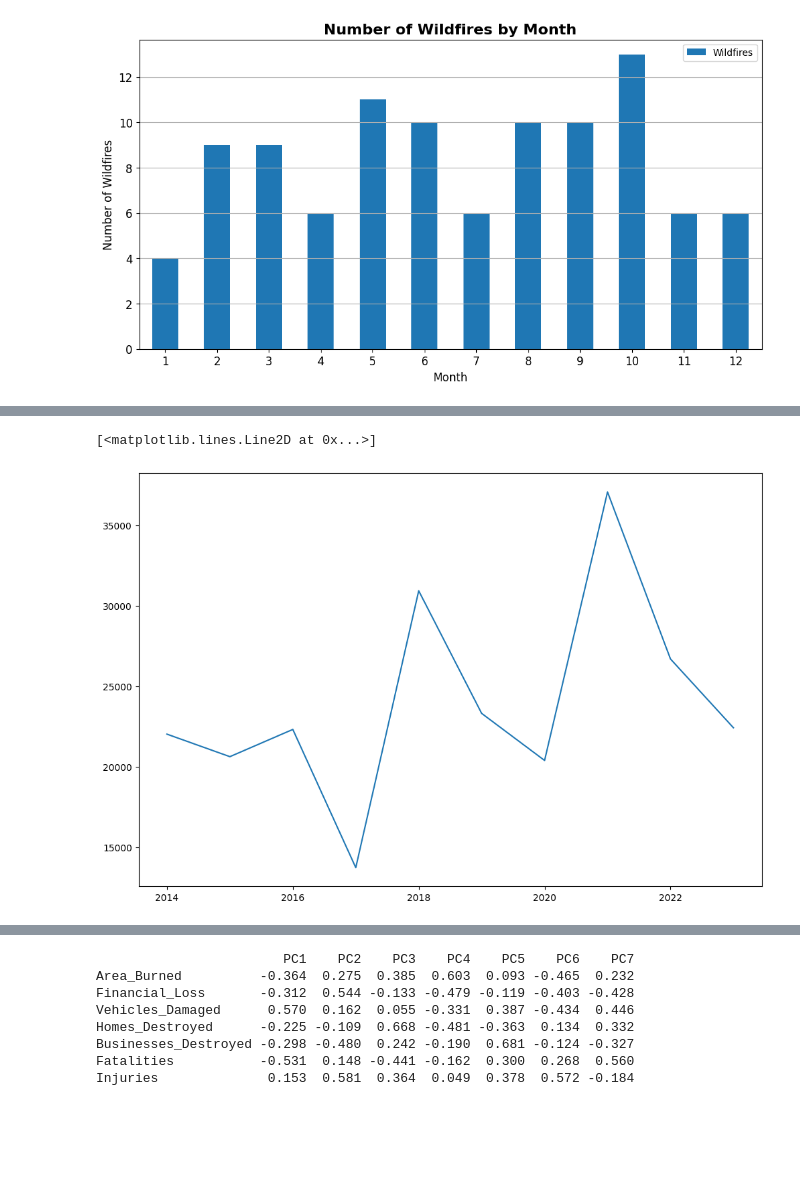
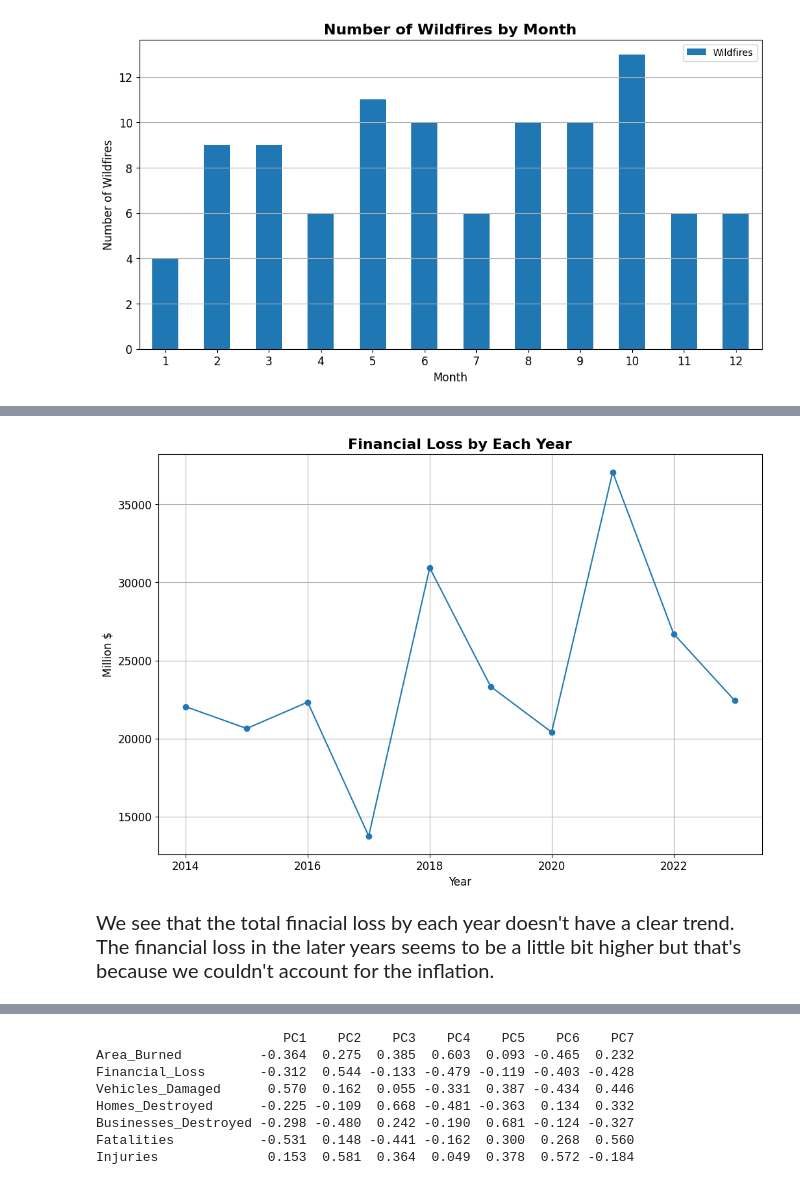
Before and after one commit to BaoTruong1/wildfire_project, a Jupyter notebook: src/exploration.ipynb, the cells around one changed output, grey strips where cells are left out. Cells and saved outputs as stored; diff of their text form; code cells hidden in the pictures; blank space fills up the shorter version.

```diff
--- a/src/exploration.ipynb
+++ b/src/exploration.ipynb
@@ -201,8 +220,17 @@ plt.show()
 # %%
+# The total financial damage by each year
 plt.figure(figsize = (12,8))
 total_sum = df.groupby('Year').agg(sum = ('Financial_Loss', 'sum')).reset_index()
-plt.plot(total_sum['Year'], total_sum['sum'])
+plt.plot(total_sum['Year'], total_sum['sum'], marker = 'o')
+plt.xticks(fontsize = 12)
+plt.yticks(fontsize = 12)
+plt.xlabel("Year", fontsize = 12)
+plt.ylabel("Million $", fontsize = 12)
+plt.title("Financial Loss by Each Year", fontsize = 16, weight = 'bold')
+plt.grid()
+plt.show()
 # %% [output]
-[<matplotlib.lines.Line2D at 0x...>]
-[figure, old version]
+[figure, new version]
+# %% [markdown]
+<span style="font-size: 20px;">We see that the total finacial loss by each year doesn't have a clear trend. The financial loss in the later years seems to be a little bit higher but that's because we couldn't account for the inflation.</span>
 # %%
```
Also changed, not shown: parts of 23 cells of this notebook.
